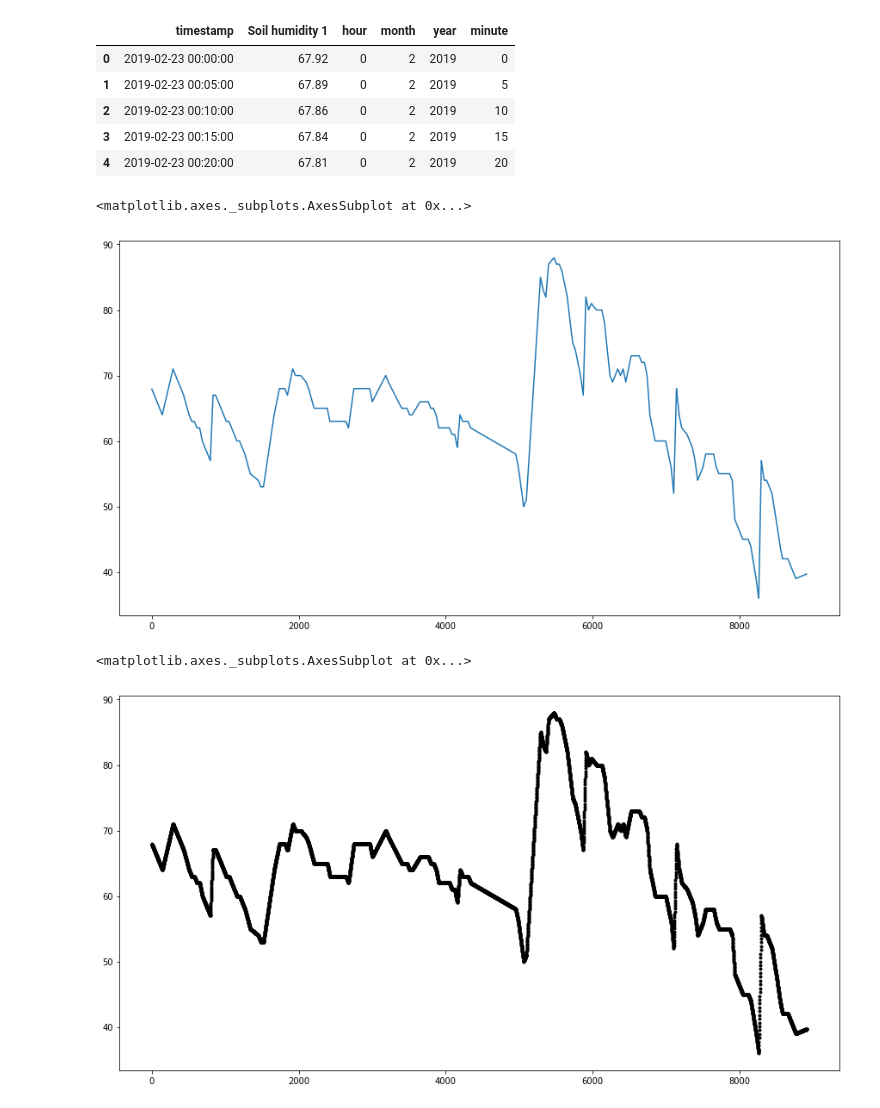
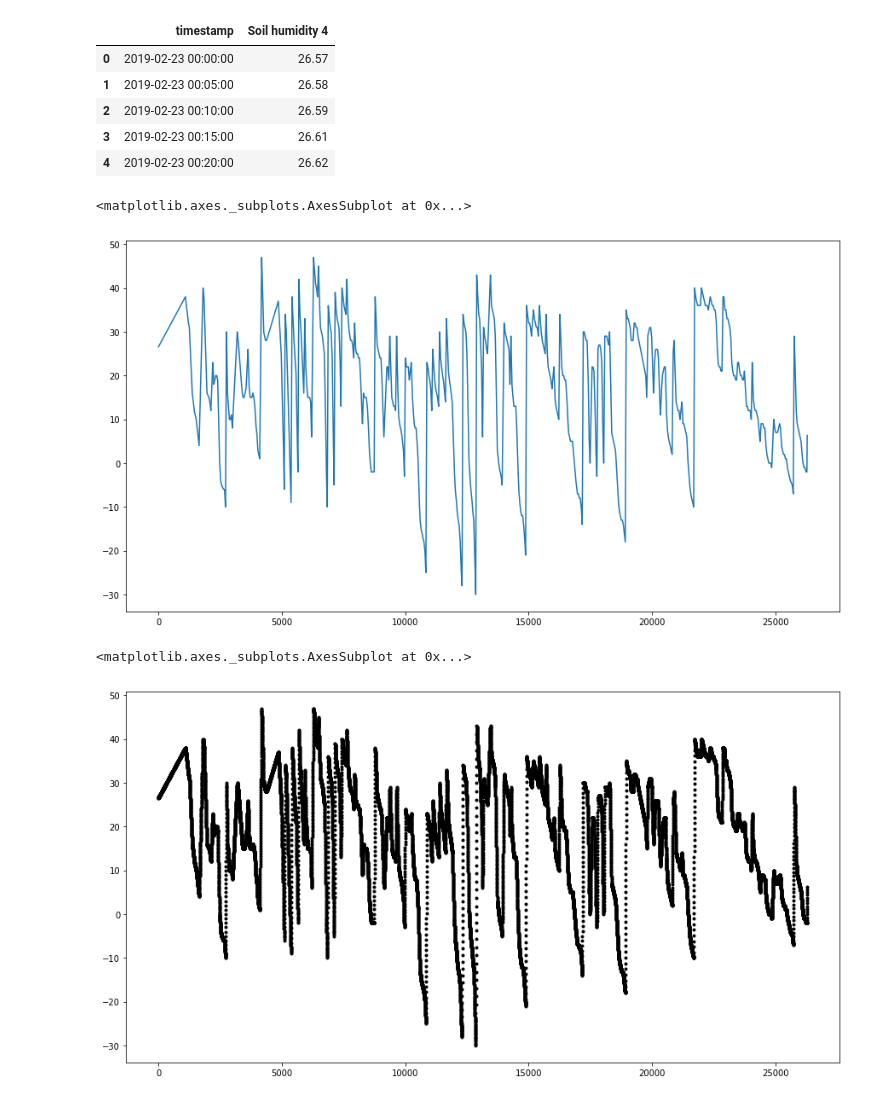
Before and after one commit to Younes-Charfaoui/ML-Projects, a Jupyter notebook: wazihub_soil_moisture_prediction/Resampling Data.ipynb, the cells around one changed output. Saved outputs shown, nothing was run; the diff lists cells and outputs as text; code cells hidden in the pictures.

```diff
--- a/wazihub_soil_moisture_prediction/Resampling Data.ipynb
+++ b/wazihub_soil_moisture_prediction/Resampling Data.ipynb
@@ -6,14 +9,14 @@ import numpy as np
 # %%
-data = pd.read_csv('train_data/field_1.csv')
+data = pd.read_csv('train_data/field_4.csv')
 # %%
 data.head()
 # %% [output]
-|  | timestamp | Soil humidity 1 | hour | month | year | minute |
-| 0 | 2019-02-23 00:00:00 | 67.92 | 0 | 2 | 2019 | 0 |
-| 1 | 2019-02-23 00:05:00 | 67.89 | 0 | 2 | 2019 | 5 |
-| 2 | 2019-02-23 00:10:00 | 67.86 | 0 | 2 | 2019 | 10 |
-| 3 | 2019-02-23 00:15:00 | 67.84 | 0 | 2 | 2019 | 15 |
-| 4 | 2019-02-23 00:20:00 | 67.81 | 0 | 2 | 2019 | 20 |
+|  | timestamp | Soil humidity 4 |
+| 0 | 2019-02-23 00:00:00 | 26.57 |
+| 1 | 2019-02-23 00:05:00 | 26.58 |
+| 2 | 2019-02-23 00:10:00 | 26.59 |
+| 3 | 2019-02-23 00:15:00 | 26.61 |
+| 4 | 2019-02-23 00:20:00 | 26.62 |
 # %%
 data['timestamp'] = pd.to_datetime(data['timestamp'])
 # %%
@@ -23,15 +26,15 @@ data['year'] = data['timestamp'].dt.year
 data['minute'] = data['timestamp'].dt.minute
 # %%
 plt.figure(figsize=(15,8))
-data['Soil humidity 1'].plot()
+data['Soil humidity 4'].plot()
 # %% [output]
 <matplotlib.axes._subplots.AxesSubplot at 0x...>
-[figure, old version]
+[figure, new version]
 # %%
 plt.figure(figsize=(15,8))
-data['Soil humidity 1'].plot(style = 'k.')
+data['Soil humidity 4'].plot(style = 'k.')
 # %% [output]
 <matplotlib.axes._subplots.AxesSubplot at 0x...>
-[figure, old version]
+[figure, new version]
 # %%
 plt.figure(figsize=(15,8))
```
Also changed, not shown: parts of 25 cells of this notebook.
